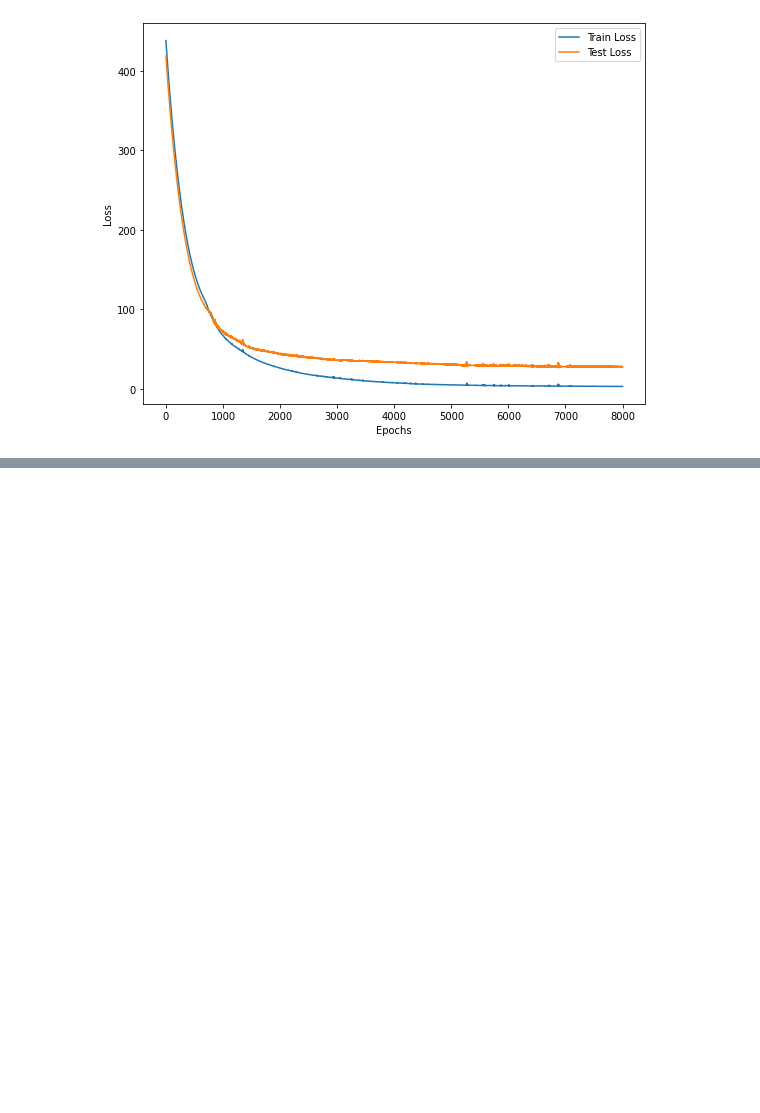
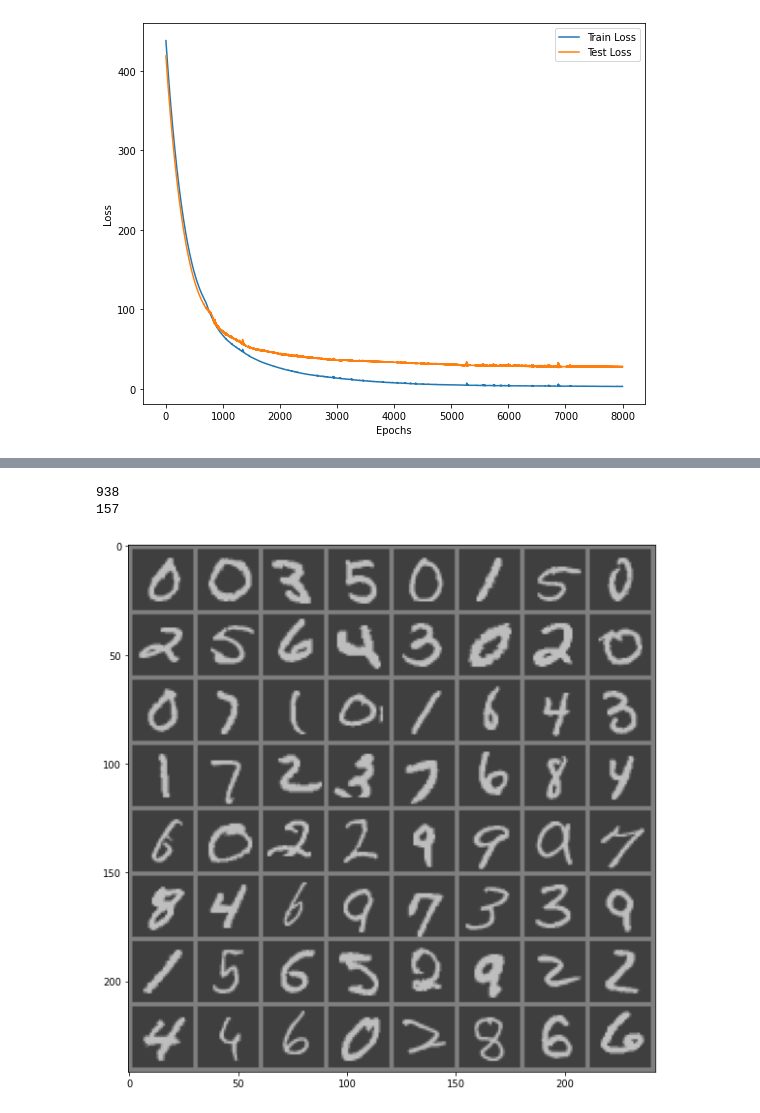
Before and after one commit to ilirsheraj/AutoEncoders-GANs, a Jupyter notebook: Chpt_01_Basics_DL.ipynb, the cells around one changed output, grey strips where cells are left out. Cells and saved outputs as stored; diff of their text form; code cells hidden in the pictures; blank space fills up the shorter version.

```diff
--- a/Chpt_01_Basics_DL.ipynb
+++ b/Chpt_01_Basics_DL.ipynb
@@ -364,0 +417,12 @@ plt.show()
+# %%
+import os
+root = "./data"
+if not os.path.exists(root):
+    os.mkdir(root)
+# %%
+trans = transforms.Compose([transforms.ToTensor(), transforms.Normalize((0.5), (1.0))])
+
+# Download the MNIST dataset
+train_set = dset.MNIST(root=root, train=True, transform=trans, download=True)
+
+test_set = dset.MNIST(root=root, train=False, transform=trans, download=True)
@@ -364,0 +469,24 @@ plt.show()
+# %%
+# Define batches and convert data into dataloader
+batchsize = 64
+train_loader = DataLoader(train_set, batch_size=batchsize, shuffle=True)
+test_loader = DataLoader(test_set, batch_size=batchsize, shuffle=False)
+print(len(train_loader))
+print(len(test_loader))
+# %% [output]
+938
+157
+# %%
+# Show some random images
+def imshow(img):
+  img = img / 2 + 0.5
+  npimg = img.numpy()
+  plt.figure(figsize=(10, 10))
+  plt.imshow(np.transpose(npimg, (1, 2, 0)))
+  plt.show()
+
+dataiter = iter(train_loader)
+images, labels = dataiter.next()
+imshow(torchvision.utils.make_grid(images, nrow=8))
+# %% [output]
+[figure, added]
```
Also changed, not shown: parts of 15 cells of this notebook.
